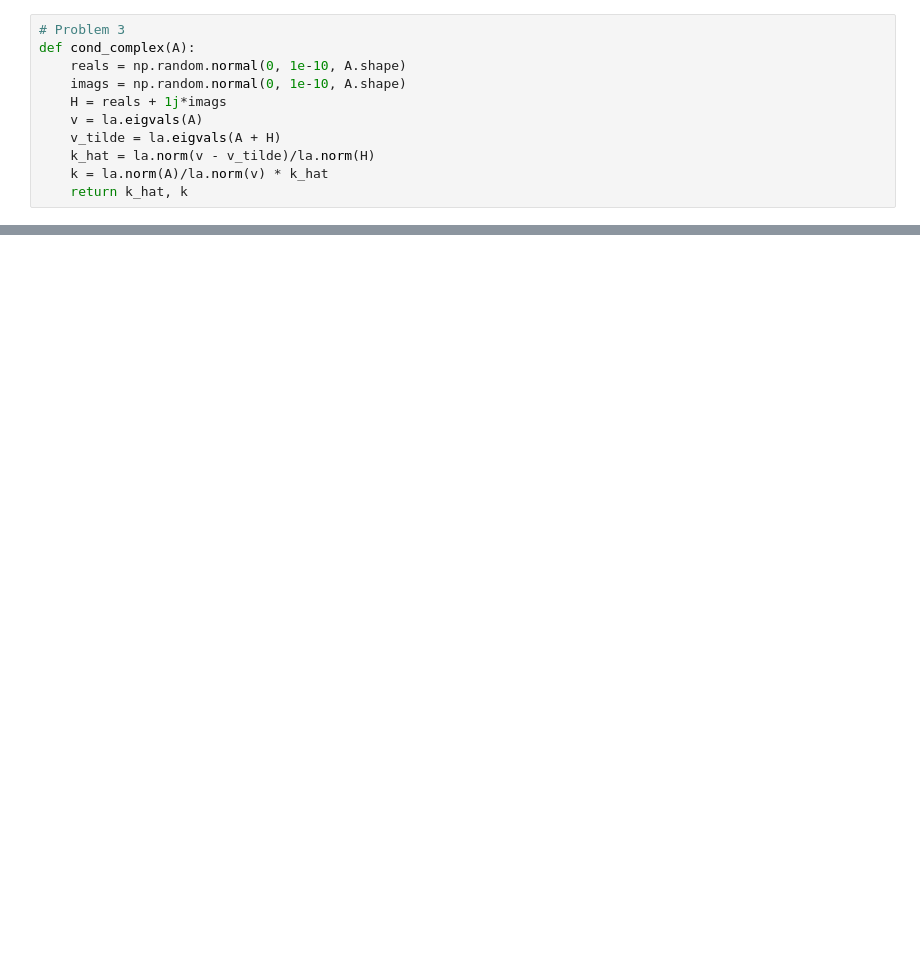
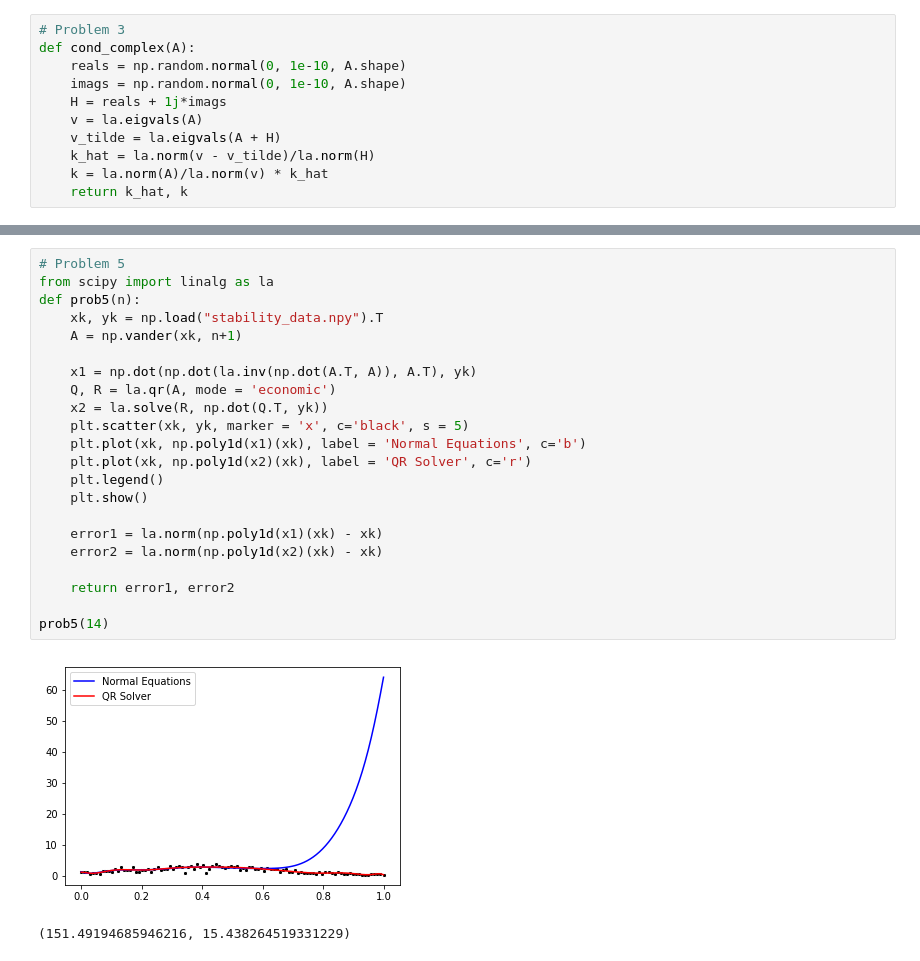
Before and after one commit to SophiaMo/BootCamp2017, a Jupyter notebook: ProbSets/Computation/wk4_hw/CondStab.ipynb, the cells around one changed output, grey strips where cells are left out. Cells and saved outputs as stored; diff of their text form; blank space fills up the shorter version.

```diff
--- a/ProbSets/Computation/wk4_hw/CondStab.ipynb
+++ b/ProbSets/Computation/wk4_hw/CondStab.ipynb
@@ -69,0 +79,25 @@ def prob4(bound, res):
+# %%
+# Problem 5
+from scipy import linalg as la
+def prob5(n):
+    xk, yk = np.load("stability_data.npy").T
+    A = np.vander(xk, n+1)
+
+    x1 = np.dot(np.dot(la.inv(np.dot(A.T, A)), A.T), yk)
+    Q, R = la.qr(A, mode = 'economic')
+    x2 = la.solve(R, np.dot(Q.T, yk))
+    plt.scatter(xk, yk, marker = 'x', c='black', s = 5)
+    plt.plot(xk, np.poly1d(x1)(xk), label = 'Normal Equations', c='b')
+    plt.plot(xk, np.poly1d(x2)(xk), label = 'QR Solver', c='r')
+    plt.legend()
+    plt.show()
+
+    error1 = la.norm(np.poly1d(x1)(xk) - xk)
+    error2 = la.norm(np.poly1d(x2)(xk) - xk)
+
+    return error1, error2
+
+prob5(14)
+# %% [output]
+[figure, added]
+(151.49194685946216, 15.438264519331229)
```
Also changed, not shown: parts of 7 cells of this notebook, 12 other files.
